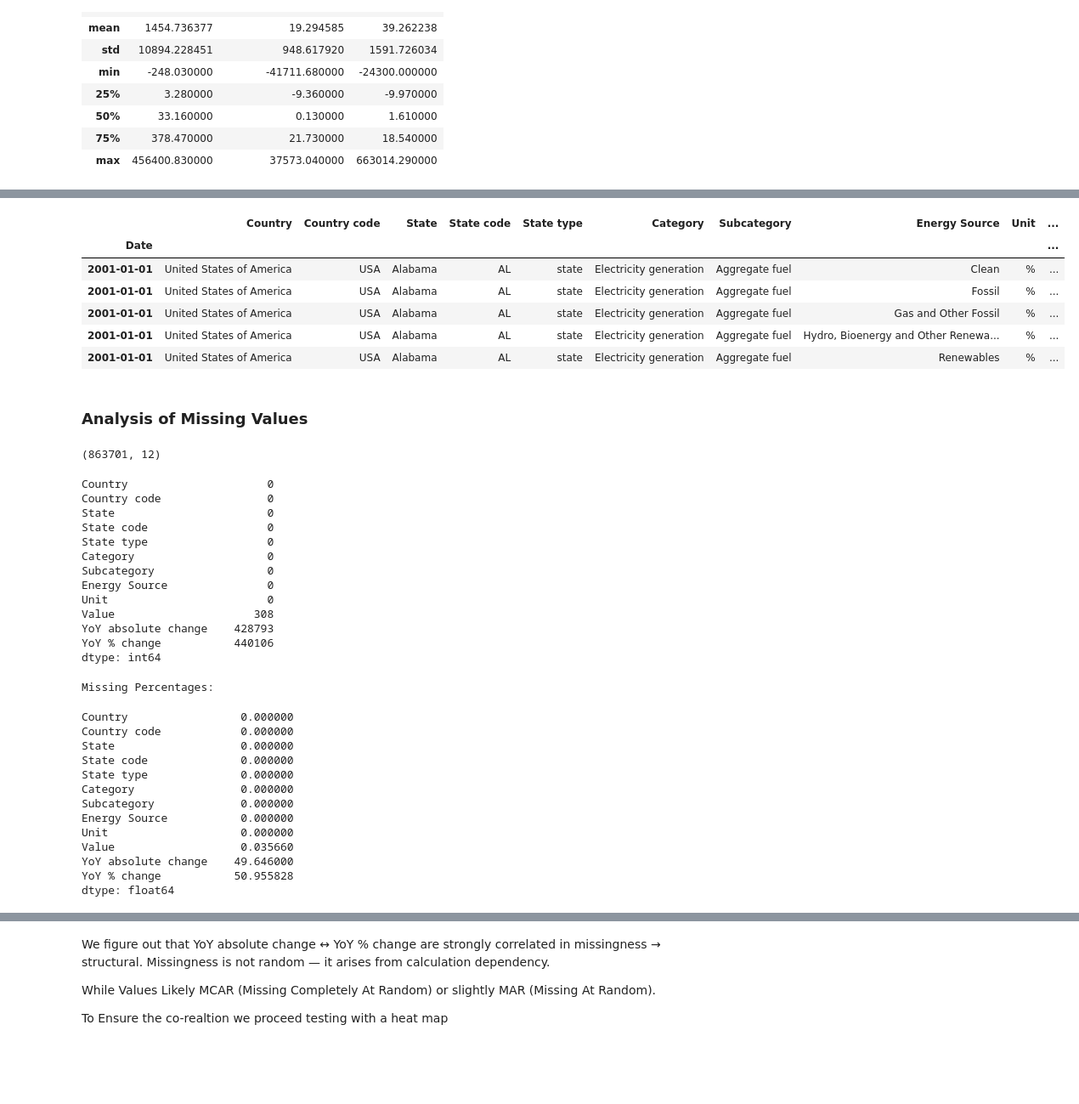
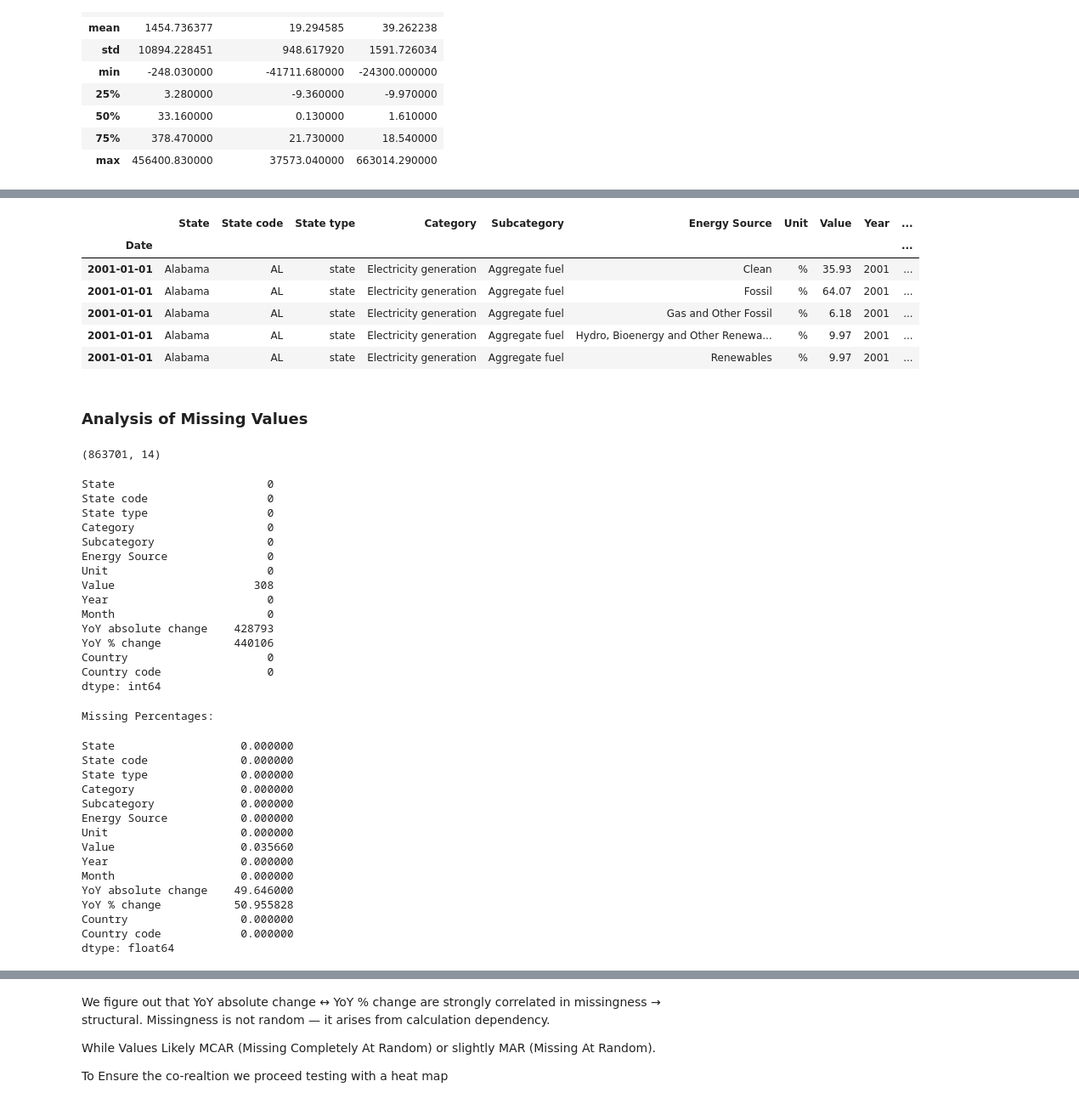
Before and after one commit to HackHeroic/Watt-IF, a Jupyter notebook: GenerationDataPreprocessing.ipynb, the cells around one changed output, grey strips where cells are left out. Shown at 85% size. Cells and saved outputs as stored; diff of their text form; code cells hidden in the pictures; blank space fills up the shorter version.

```diff
--- a/GenerationDataPreprocessing.ipynb
+++ b/GenerationDataPreprocessing.ipynb
@@ -112,31 +114,42 @@ YoY absolute change:  [    nan  223.35 -329.5  ...  269.75  184.78  271.54] Tota
 # %%
 # Convert 'Date' column to datetime if it's not already
 generation_df['Date'] = pd.to_datetime(generation_df['Date'], errors='coerce')
 
 # Set 'Date' as index
 generation_df = generation_df.set_index('Date')
 
+# Derive calendar helpers early for reuse
+generation_df['Year'] = generation_df.index.year
+generation_df['Month'] = generation_df.index.month
+
+# Keep chronological fields before YoY metrics for reporting
+display_order = [
+    'State', 'State code', 'State type', 'Category', 'Subcategory',
+    'Energy Source', 'Variable', 'Unit', 'Value', 'Year', 'Month',
+    'YoY absolute change', 'YoY % change'
+]
+existing = [col for col in display_order if col in generation_df.columns]
+remaining = [col for col in generation_df.columns if col not in existing]
+generation_df = generation_df[existing + remaining]
 
 generation_df.head()
 # %% [output]
-|  | Country | Country code | State | State code | State type | Category | Subcategory | Energy Source | Unit | ... |
+|  | State | State code | State type | Category | Subcategory | Energy Source | Unit | Value | Year | ... |
 | Date |  |  |  |  |  |  |  |  |  | ... |
-| 2001-01-01 | United States of America | USA | Alabama | AL | state | Electricity generation | Aggregate fuel | Clean | % | ... |
-| 2001-01-01 | United States of America | USA | Alabama | AL | state | Electricity generation | Aggregate fuel | Fossil | % | ... |
-| 2001-01-01 | United States of America | USA | Alabama | AL | state | Electricity generation | Aggregate fuel | Gas and Other Fossil | % | ... |
-| 2001-01-01 | United States of America | USA | Alabama | AL | state | Electricity generation | Aggregate fuel | Hydro, Bioenergy and Other Renewa... | % | ... |
-| 2001-01-01 | United States of America | USA | Alabama | AL | state | Electricity generation | Aggregate fuel | Renewables | % | ... |
+| 2001-01-01 | Alabama | AL | state | Electricity generation | Aggregate fuel | Clean | % | 35.93 | 2001 | ... |
+| 2001-01-01 | Alabama | AL | state | Electricity generation | Aggregate fuel | Fossil | % | 64.07 | 2001 | ... |
+| 2001-01-01 | Alabama | AL | state | Electricity generation | Aggregate fuel | Gas and Other Fossil | % | 6.18 | 2001 | ... |
+| 2001-01-01 | Alabama | AL | state | Electricity generation | Aggregate fuel | Hydro, Bioenergy and Other Renewa... | % | 9.97 | 2001 | ... |
+| 2001-01-01 | Alabama | AL | state | Electricity generation | Aggregate fuel | Renewables | % | 9.97 | 2001 | ... |
 # %% [markdown]
 ### Analysis of Missing Values
 # %%
 generation_df.shape
 # %% [output]
-(863701, 12)
+(863701, 14)
 # %%
 generation_df.isna().sum()
 # %% [output]
-Country                     0
-Country code                0
 State                       0
 State code                  0
 State type                  0
@@ -145,8 +158,12 @@ Subcategory                 0
 Energy Source               0
 Unit                        0
 Value                     308
+Year                        0
+Month                       0
 YoY absolute change    428793
 YoY % change           440106
+Country                     0
+Country code                0
 dtype: int64
 # %%
 missing_perc = generation_df.isna().mean() * 100
@@ -154,8 +171,6 @@ print("Missing Percentages:\n")
 missing_perc# High YoY missing in new/renewable sources? Low in established ones like coal?
 # %% [output]
 Missing Percentages:
-Country                 0.000000
-Country code            0.000000
 State                   0.000000
 State code              0.000000
 State type              0.000000
@@ -164,8 +179,12 @@ Subcategory             0.000000
 Energy Source           0.000000
 Unit                    0.000000
 Value                   0.035660
+Year                    0.000000
+Month                   0.000000
 YoY absolute change    49.646000
 YoY % change           50.955828
+Country                 0.000000
+Country code            0.000000
 dtype: float64
 # %%
 msno.matrix(generation_df)
```
Also changed, not shown: parts of 24 cells of this notebook, 1 other file.
